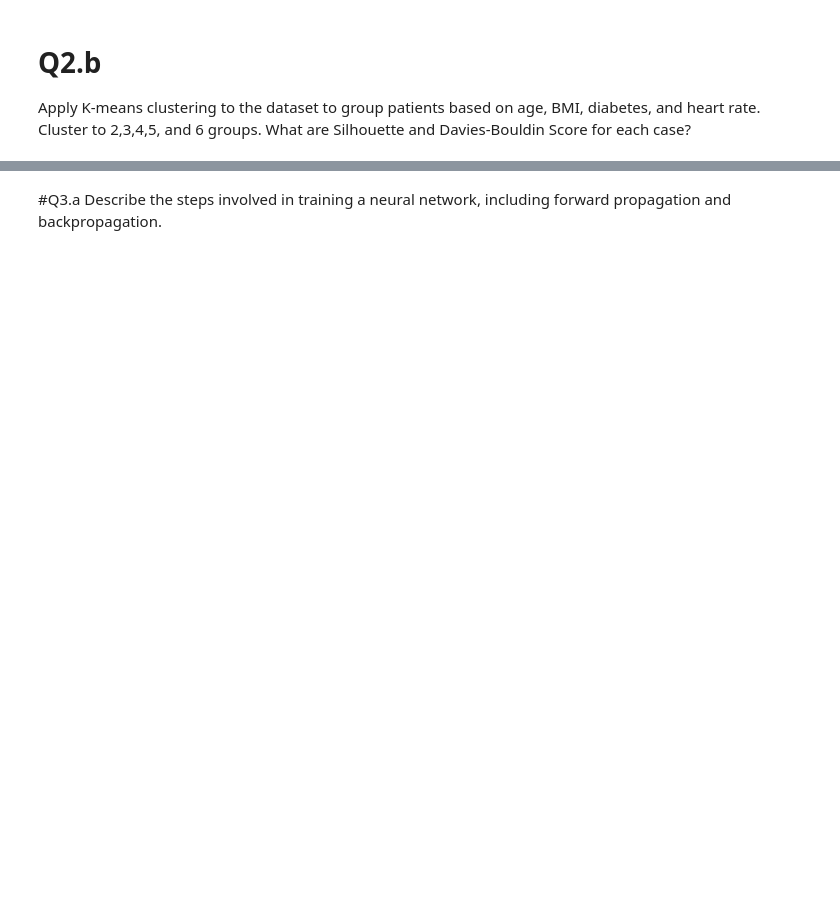
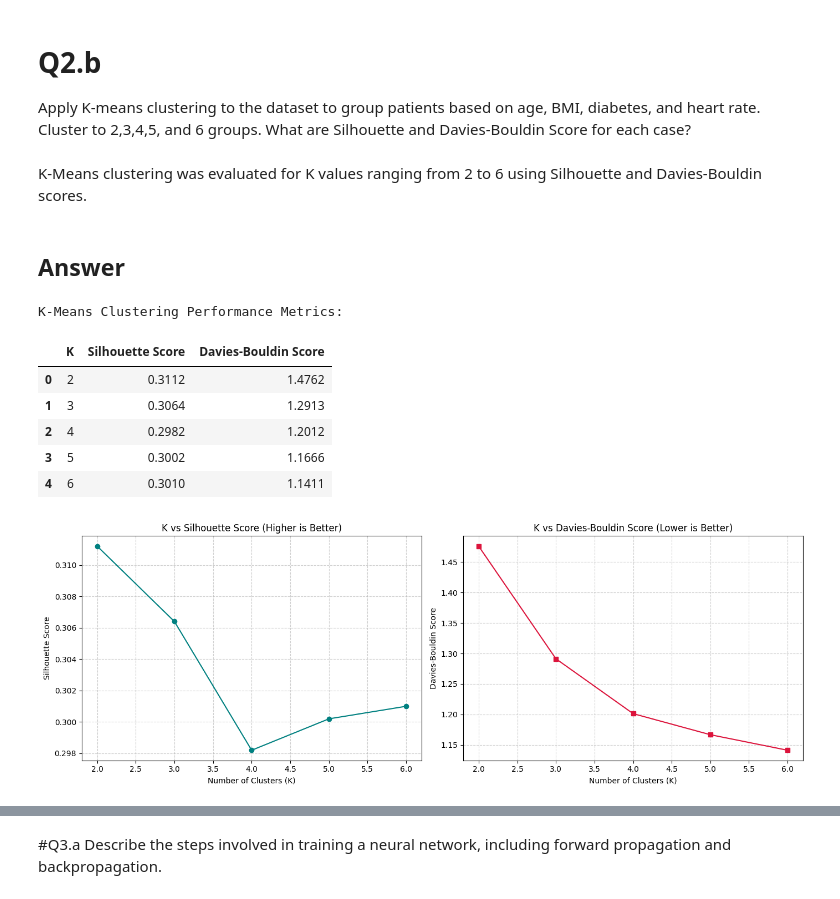
Before and after one commit to Ouriel91/ai-deep-learning-course, a Jupyter notebook: Project_1_MIMIC_Ouri.ipynb, the cells around one changed output, grey strips where cells are left out. Saved outputs shown, nothing was run; the diff lists cells and outputs as text; code cells hidden in the pictures; blank space fills up the shorter version.

```diff
--- a/Project_1_MIMIC_Ouri.ipynb
+++ b/Project_1_MIMIC_Ouri.ipynb
@@ -439,3 +491,71 @@ from sklearn.metrics import accuracy_score
 # %% [markdown]
 # Q2.b
 Apply K-means clustering to the dataset to group patients based on age, BMI, diabetes, and heart rate. Cluster to 2,3,4,5, and 6 groups. What are Silhouette and Davies-Bouldin Score for each case?
+# %% [markdown]
+K-Means clustering was evaluated for K values ranging from 2 to 6 using Silhouette and Davies-Bouldin scores.
+# %% [markdown]
+## Answer
+# %%
+from sklearn.cluster import KMeans
+from sklearn.metrics import silhouette_score, davies_bouldin_score
+from sklearn.preprocessing import StandardScaler
+
+# 1. Clean data: Focus on specific columns and drop missing values
+cluster_cols = ['age', 'BMI', 'diabetes', 'heart rate']
+cluster_data = data.dropna(subset=cluster_cols)
+
+# 2. Extract features and Standardize
+X_cluster = cluster_data[cluster_cols]
+scaler = StandardScaler()
+X_scaled = scaler.fit_transform(X_cluster)
+
+# 3. Apply KMeans for K=2 to K=6
+results = []
+k_range = range(2, 7)
+
+for k in k_range:
+    kmeans = KMeans(n_clusters=k, random_state=42, n_init=10)
+    labels = kmeans.fit_predict(X_scaled)
+
+    sil = silhouette_score(X_scaled, labels)
+    db = davies_bouldin_score(X_scaled, labels)
+
+    results.append({
+        'K': k,
+        'Silhouette Score': round(sil, 4),
+        'Davies-Bouldin Score': round(db, 4)
+    })
+
+# 4. Display results in a DataFrame
+cluster_metrics_df = pd.DataFrame(results)
+print("K-Means Clustering Performance Metrics:")
+display(cluster_metrics_df)
+
+# 5. Visualization
+fig, (ax1, ax2) = plt.subplots(1, 2, figsize=(14, 5))
+
+# K vs Silhouette Score
+ax1.plot(cluster_metrics_df['K'], cluster_metrics_df['Silhouette Score'], marker='o', color='teal')
+ax1.set_title('K vs Silhouette Score (Higher is Better)')
+ax1.set_xlabel('Number of Clusters (K)')
+ax1.set_ylabel('Silhouette Score')
+ax1.grid(True, linestyle='--', alpha=0.6)
+
+# K vs Davies-Bouldin Score
+ax2.plot(cluster_metrics_df['K'], cluster_metrics_df['Davies-Bouldin Score'], marker='s', color='crimson')
+ax2.set_title('K vs Davies-Bouldin Score (Lower is Better)')
+ax2.set_xlabel('Number of Clusters (K)')
+ax2.set_ylabel('Davies-Bouldin Score')
+ax2.grid(True, linestyle='--', alpha=0.6)
+
+plt.tight_layout()
+plt.show()
+# %% [output]
+K-Means Clustering Performance Metrics:
+|  | K | Silhouette Score | Davies-Bouldin Score |
+| 0 | 2 | 0.3112 | 1.4762 |
+| 1 | 3 | 0.3064 | 1.2913 |
+| 2 | 4 | 0.2982 | 1.2012 |
+| 3 | 5 | 0.3002 | 1.1666 |
+| 4 | 6 | 0.3010 | 1.1411 |
+[figure, added]
```
Also changed, not shown: parts of 8 cells of this notebook.
